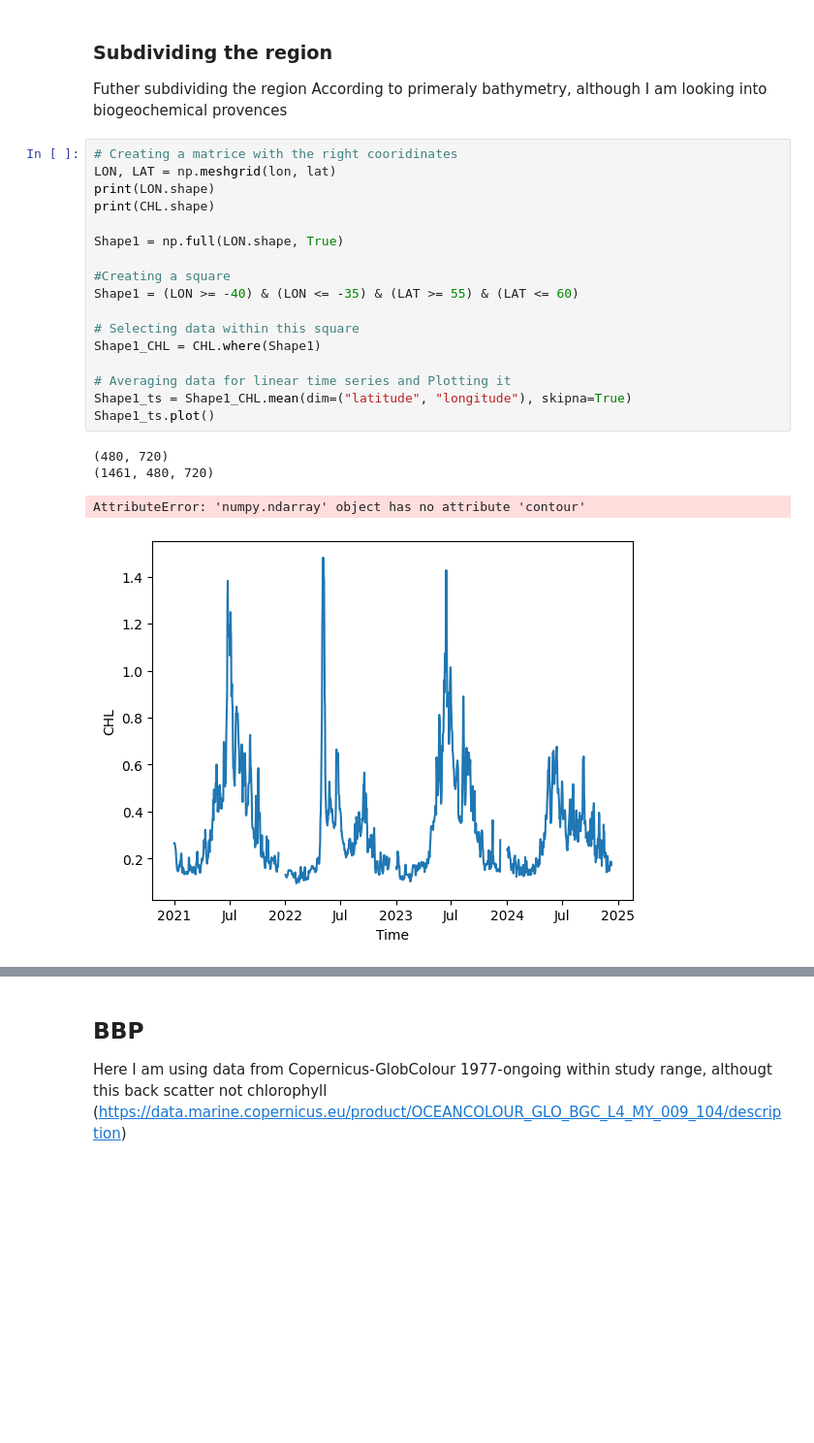
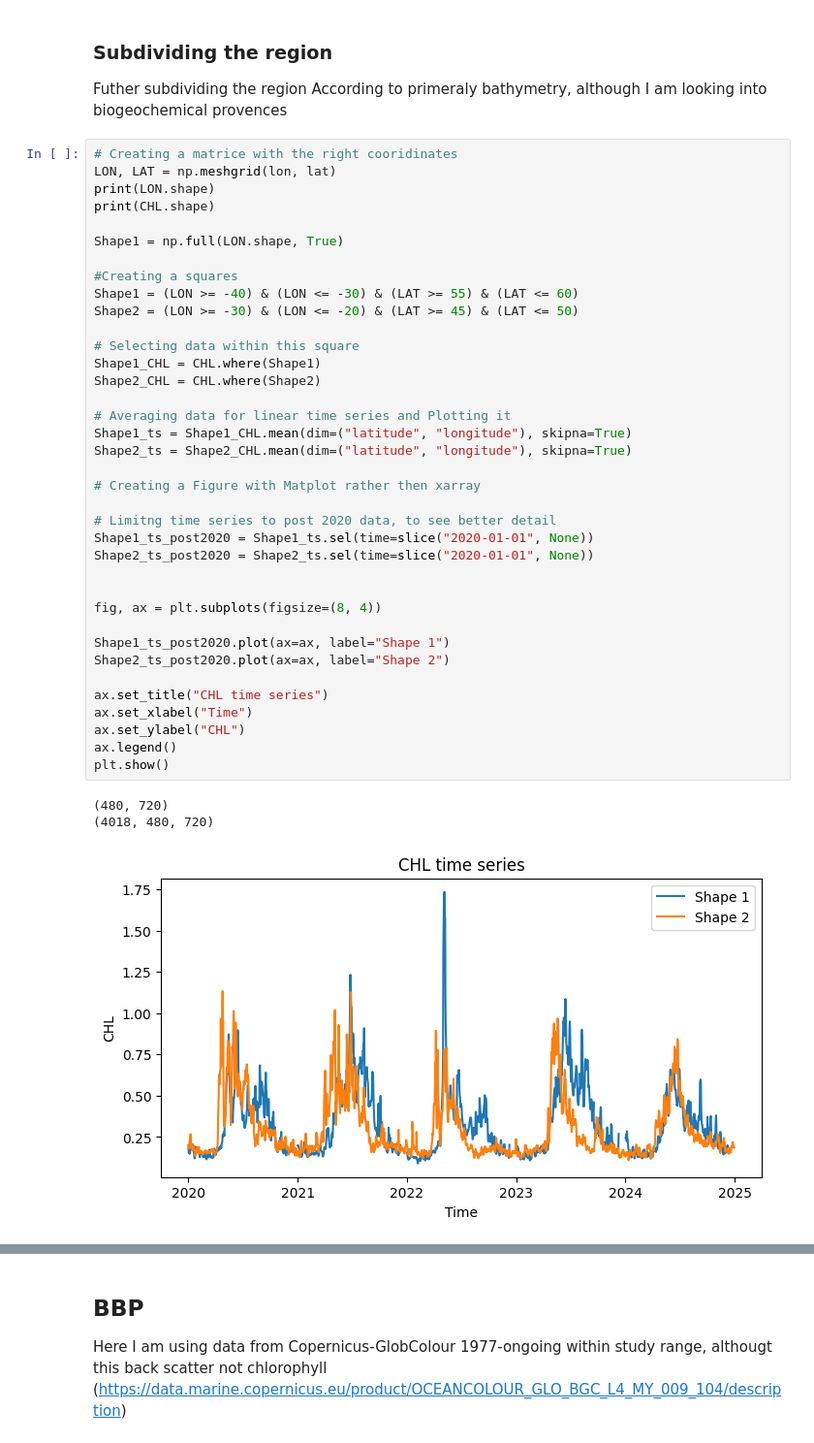
Before and after one commit to ROYVNZ/Masters, a Jupyter notebook: Scripts/Satellite_data.ipynb, the cells around one changed output, grey strips where cells are left out. Shown at 97% size. Saved outputs shown, nothing was run; the diff lists cells and outputs as text; blank space fills up the shorter version.

```diff
--- a/Scripts/Satellite_data.ipynb
+++ b/Scripts/Satellite_data.ipynb
@@ -204,22 +204,41 @@ Futher subdividing the region According to primeraly bathymetry, although I am l
 # %%
 # Creating a matrice with the right cooridinates
 LON, LAT = np.meshgrid(lon, lat)
 print(LON.shape)
 print(CHL.shape)
 
 Shape1 = np.full(LON.shape, True)
 
-#Creating a square
-Shape1 = (LON >= -40) & (LON <= -35) & (LAT >= 55) & (LAT <= 60)
+#Creating a squares
+Shape1 = (LON >= -40) & (LON <= -30) & (LAT >= 55) & (LAT <= 60)
+Shape2 = (LON >= -30) & (LON <= -20) & (LAT >= 45) & (LAT <= 50)
 
 # Selecting data within this square
 Shape1_CHL = CHL.where(Shape1)
+Shape2_CHL = CHL.where(Shape2)
 
 # Averaging data for linear time series and Plotting it
 Shape1_ts = Shape1_CHL.mean(dim=("latitude", "longitude"), skipna=True)
-Shape1_ts.plot()
+Shape2_ts = Shape2_CHL.mean(dim=("latitude", "longitude"), skipna=True)
+
+# Creating a Figure with Matplot rather then xarray
+
+# Limitng time series to post 2020 data, to see better detail
+Shape1_ts_post2020 = Shape1_ts.sel(time=slice("2020-01-01", None))
+Shape2_ts_post2020 = Shape2_ts.sel(time=slice("2020-01-01", None))
+
+
+fig, ax = plt.subplots(figsize=(8, 4))
+
+Shape1_ts_post2020.plot(ax=ax, label="Shape 1")
+Shape2_ts_post2020.plot(ax=ax, label="Shape 2")
+
+ax.set_title("CHL time series")
+ax.set_xlabel("Time")
+ax.set_ylabel("CHL")
+ax.legend()
+plt.show()
 # %% [output]
 (480, 720)
-(1461, 480, 720)
+(4018, 480, 720)
-AttributeError: 'numpy.ndarray' object has no attribute 'contour'
-[figure, old version]
+[figure, new version]
```
Also changed, not shown: parts of 6 cells of this notebook, 1 other file.
